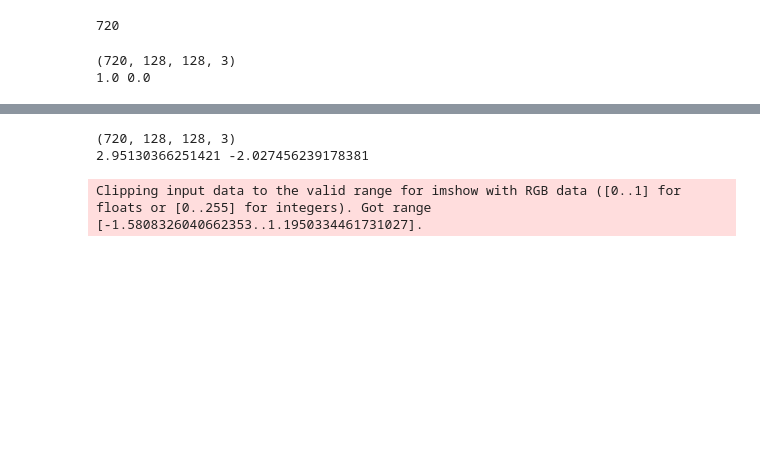
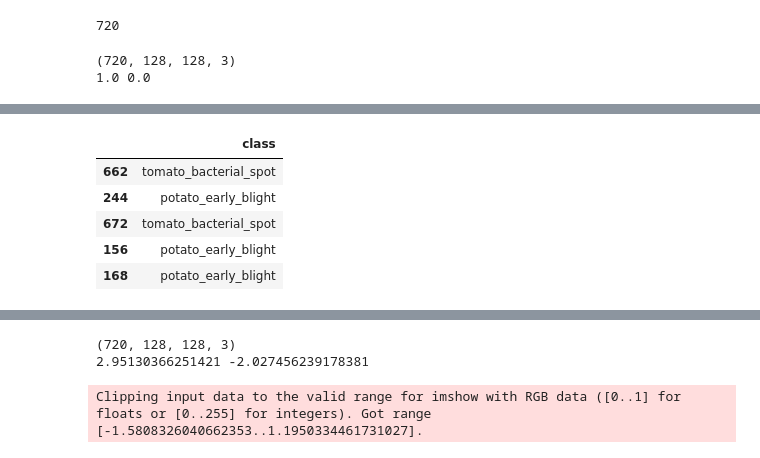
Before and after one commit to gowtham12591/Airflow, a Jupyter notebook: airflow_docker/dags/src/image_classification.ipynb, the cells around one changed output, grey strips where cells are left out. Cells and saved outputs as stored; diff of their text form; code cells hidden in the pictures; blank space fills up the shorter version.

```diff
--- a/airflow_docker/dags/src/image_classification.ipynb
+++ b/airflow_docker/dags/src/image_classification.ipynb
@@ -211,0 +236,10 @@ ValueError: Per-column arrays must each be 1-dimensional
+# %%
+df_label = pd.DataFrame(label, columns=['class'])
+df_label.head()
+# %% [output]
+|  | class |
+| 662 | tomato_bacterial_spot |
+| 244 | potato_early_blight |
+| 672 | tomato_bacterial_spot |
+| 156 | potato_early_blight |
+| 168 | potato_early_blight |
```
Also changed, not shown: parts of 12 cells of this notebook, 7 other files.
